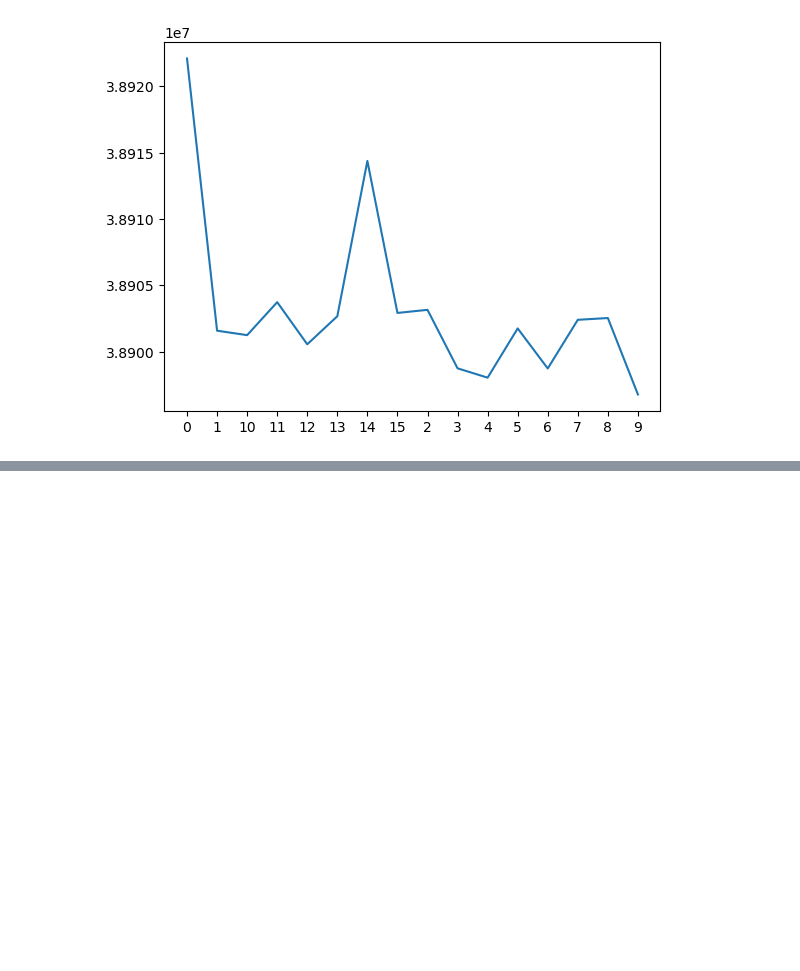
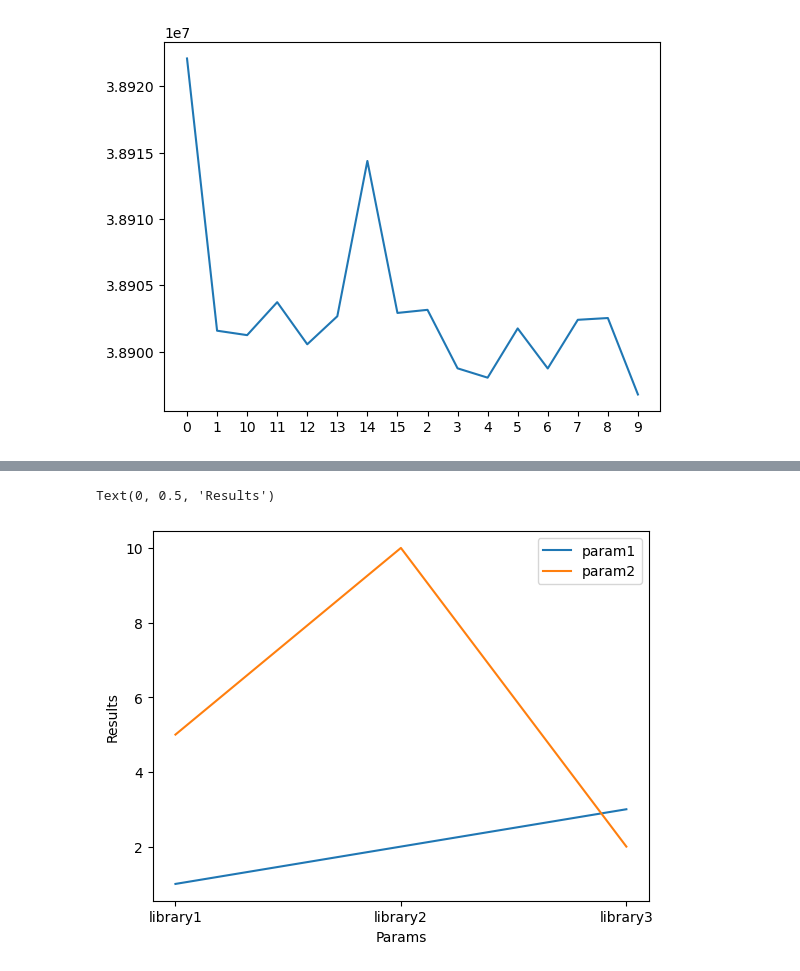
Before and after one commit to blonded04/composable-parallel-scheduler-microbench, a Jupyter notebook: notebooks/scheduling.ipynb, the cells around one changed output, grey strips where cells are left out. Saved outputs shown, nothing was run; the diff lists cells and outputs as text; code cells hidden in the pictures; blank space fills up the shorter version.

```diff
--- a/notebooks/scheduling.ipynb
+++ b/notebooks/scheduling.ipynb
@@ -123,0 +153,34 @@ plt.plot(execs)
+# %%
+import matplotlib.pyplot as plt
+
+# Sample nested dictionary of params with library name and result values
+params = {'param1': {'library1': 1,
+                    'library2': 2,
+                    'library3': 3},
+          'param2': {'library1': 5,
+                    'library2': 10,
+                    'library3': 2}}
+
+# Create a figure and axis objects
+fig, ax = plt.subplots()
+
+# Loop through each key (or library name) and values (or results) in the inner dictionary
+for name, results in params.items():
+    # Extract the x-axis values (params)
+    x = list(results.keys())
+    # Extract the y-axis values (results)
+    y = list(results.values())
+    # Plot the values associated with the current library name
+    ax.plot(x, y, label=name)
+
+# Add legend
+ax.legend()
+
+# Set labels for x-axis and y-axis
+ax.set_xlabel('Params')
+ax.set_ylabel('Results')
+
+#
+# %% [output]
+Text(0, 0.5, 'Results')
+[figure, added]
```
Also changed, not shown: parts of 1 cell of this notebook, 23 other files.
